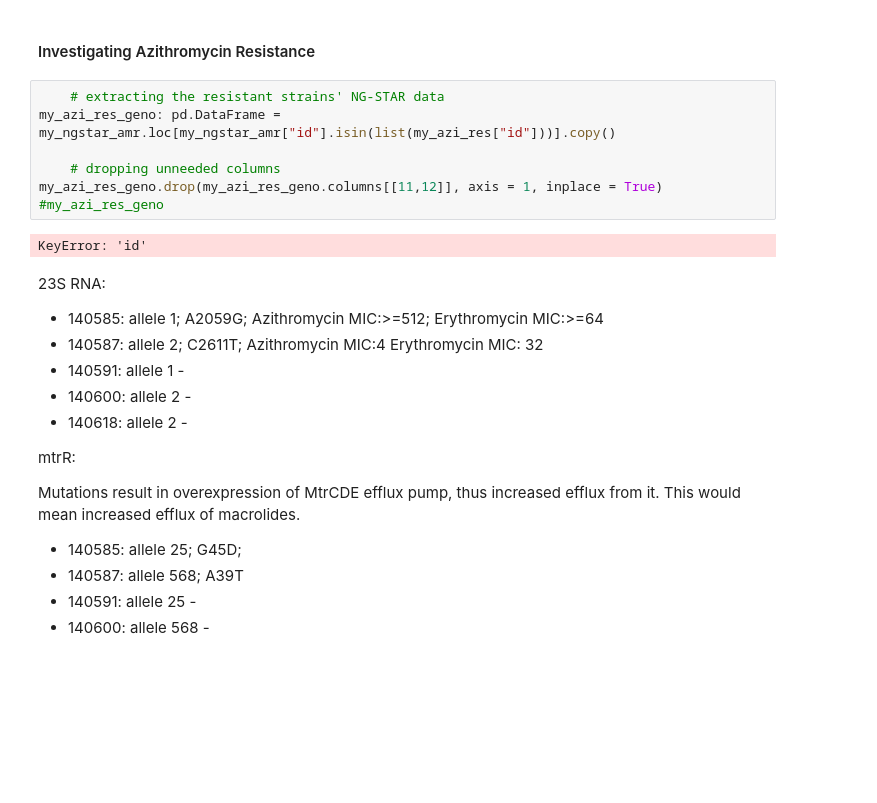
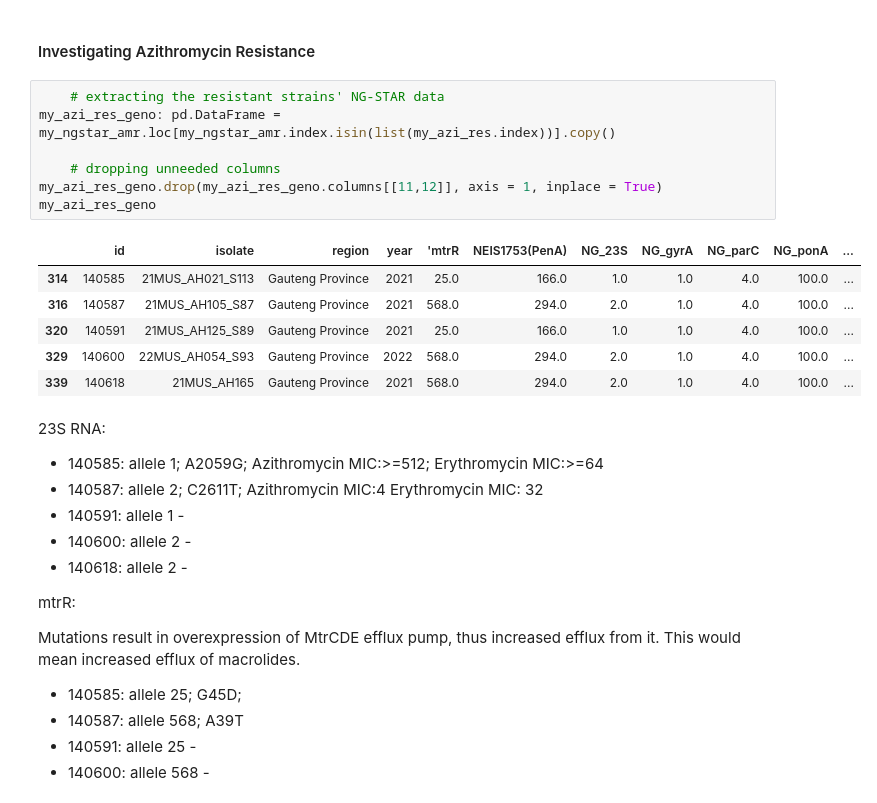
Before and after one commit to watchlotr/NGonorrhoeae_Y4, a Jupyter notebook: NG_Figures.ipynb, the cells around one changed output. Drawn from its saved outputs; the diff is of its cells as text; blank space fills up the shorter version.

```diff
--- a/NG_Figures.ipynb
+++ b/NG_Figures.ipynb
@@ -1939,13 +1939,18 @@ The S87N mutation is not known to be associated with antimicrobial resistance, h
 #### Investigating Azithromycin Resistance
 # %%
     # extracting the resistant strains' NG-STAR data
-my_azi_res_geno: pd.DataFrame = my_ngstar_amr.loc[my_ngstar_amr["id"].isin(list(my_azi_res["id"]))].copy()
+my_azi_res_geno: pd.DataFrame = my_ngstar_amr.loc[my_ngstar_amr.index.isin(list(my_azi_res.index))].copy()
 
     # dropping unneeded columns
 my_azi_res_geno.drop(my_azi_res_geno.columns[[11,12]], axis = 1, inplace = True)
-#my_azi_res_geno
+my_azi_res_geno
 # %% [output]
-KeyError: 'id'
+|  | id | isolate | region | year | 'mtrR | NEIS1753(PenA) | NG_23S | NG_gyrA | NG_parC | NG_ponA | ... |
+| 314 | 140585 | 21MUS_AH021_S113 | Gauteng Province | 2021 | 25.0 | 166.0 | 1.0 | 1.0 | 4.0 | 100.0 | ... |
+| 316 | 140587 | 21MUS_AH105_S87 | Gauteng Province | 2021 | 568.0 | 294.0 | 2.0 | 1.0 | 4.0 | 100.0 | ... |
+| 320 | 140591 | 21MUS_AH125_S89 | Gauteng Province | 2021 | 25.0 | 166.0 | 1.0 | 1.0 | 4.0 | 100.0 | ... |
+| 329 | 140600 | 22MUS_AH054_S93 | Gauteng Province | 2022 | 568.0 | 294.0 | 2.0 | 1.0 | 4.0 | 100.0 | ... |
+| 339 | 140618 | 21MUS_AH165 | Gauteng Province | 2021 | 568.0 | 294.0 | 2.0 | 1.0 | 4.0 | 100.0 | ... |
 # %% [markdown]
 23S RNA:
 - 140585: allele 1; A2059G; Azithromycin MIC:>=512; Erythromycin MIC:>=64
```
Also changed, not shown: parts of 34 cells of this notebook, 2 other files.
